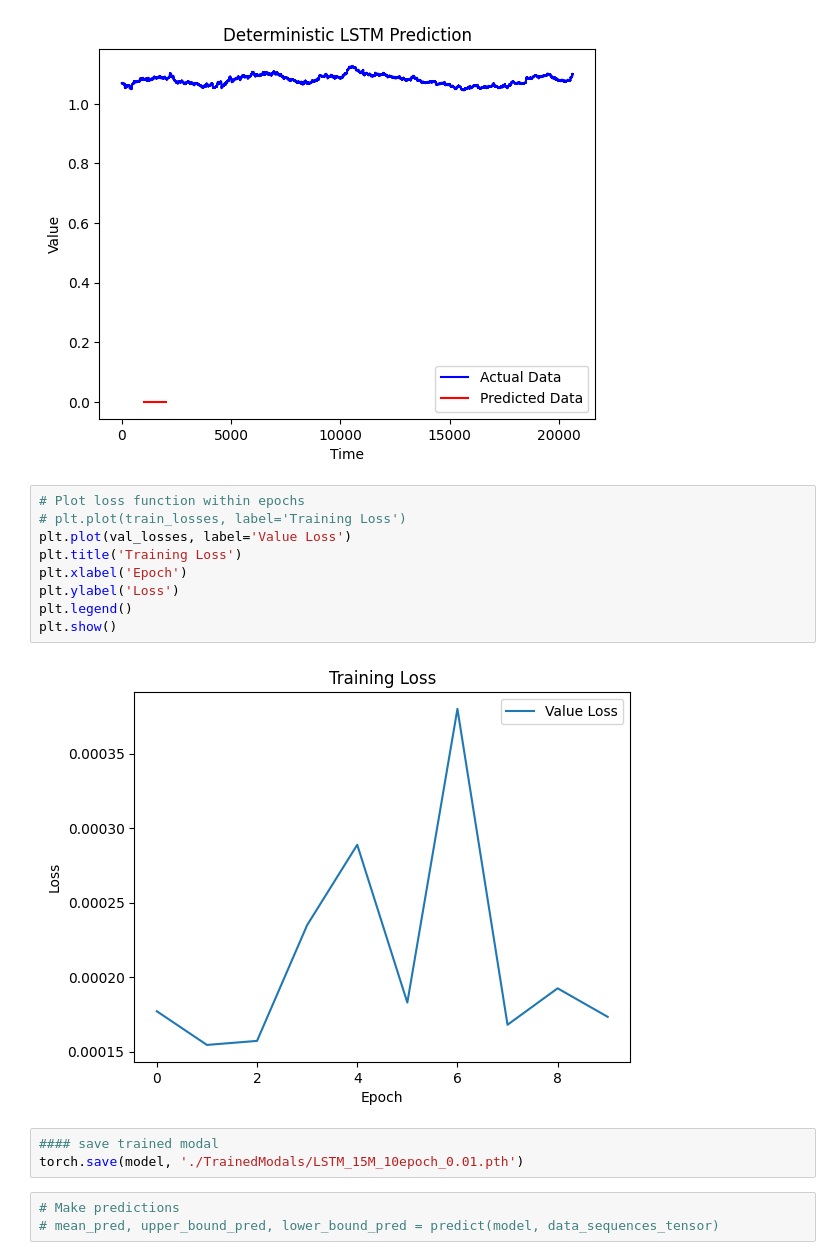
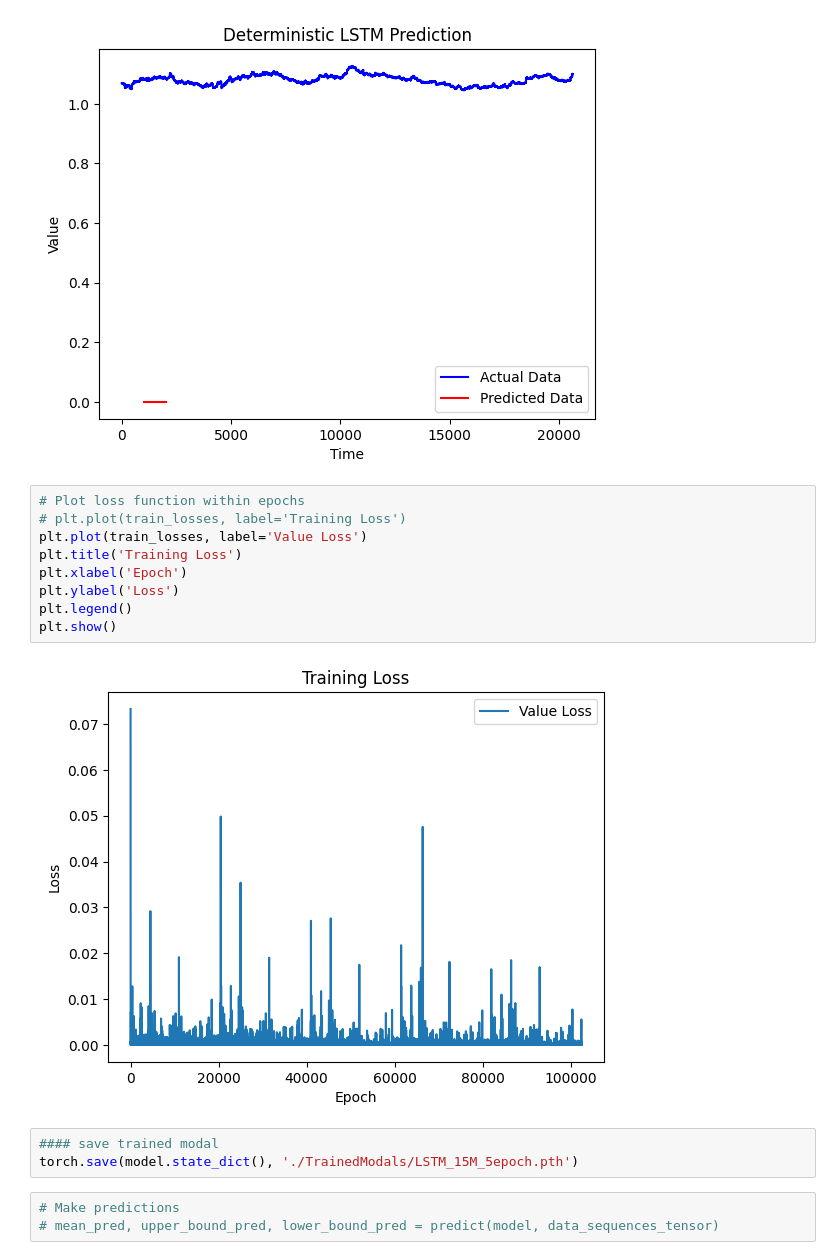
Before and after one commit to Suraj6E/EURUSD-DQN-LSTM, a Jupyter notebook: LSTM.ipynb, the cells around one changed output. Cells and saved outputs as stored; diff of their text form.

Commit message:
new prediction modal tests

```diff
--- a/LSTM.ipynb
+++ b/LSTM.ipynb
@@ -629,17 +693,17 @@ plt.show()
 # %%
 # Plot loss function within epochs
 # plt.plot(train_losses, label='Training Loss')
-plt.plot(val_losses, label='Value Loss')
+plt.plot(train_losses, label='Value Loss')
 plt.title('Training Loss')
 plt.xlabel('Epoch')
 plt.ylabel('Loss')
 plt.legend()
 plt.show()
 # %% [output]
-[figure, old version]
+[figure, new version]
 # %%
 #### save trained modal
-torch.save(model, './TrainedModals/LSTM_15M_10epoch_0.01.pth')
+torch.save(model.state_dict(), './TrainedModals/LSTM_15M_5epoch.pth')
 # %%
 # Make predictions
 # mean_pred, upper_bound_pred, lower_bound_pred = predict(model, data_sequences_tensor)
```
Also changed, not shown: parts of 10 cells of this notebook, 2 other files.
